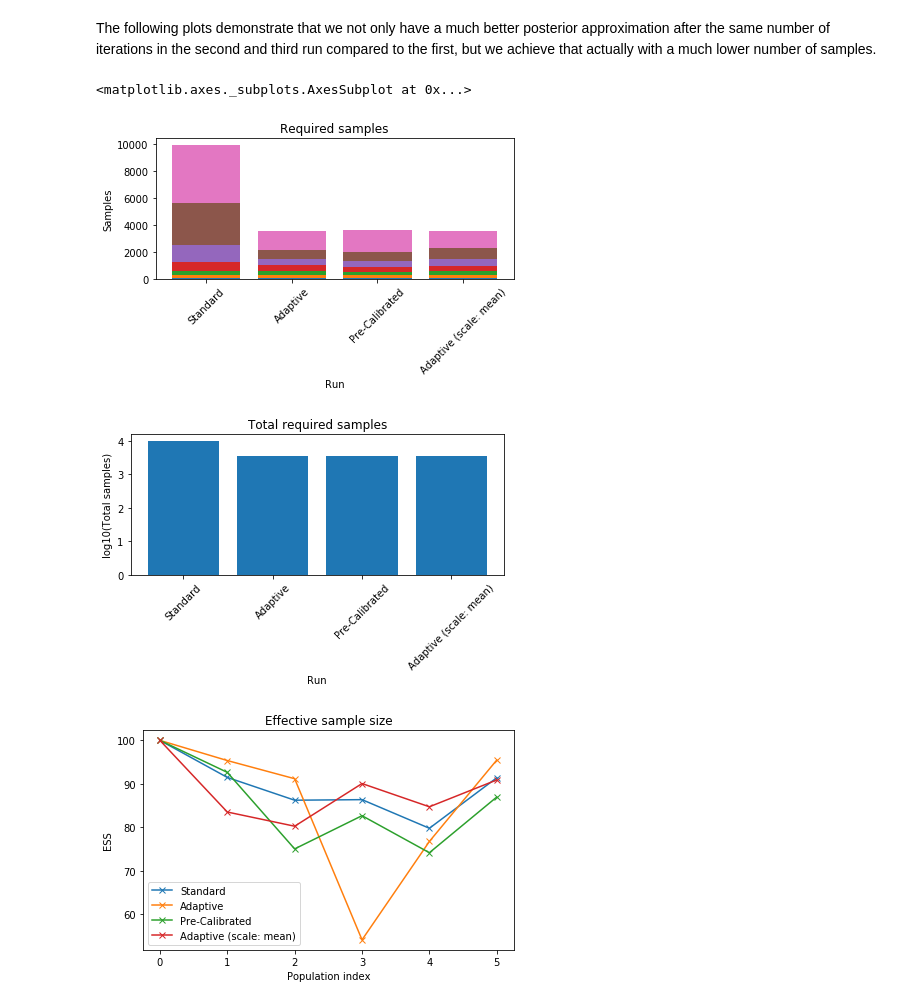
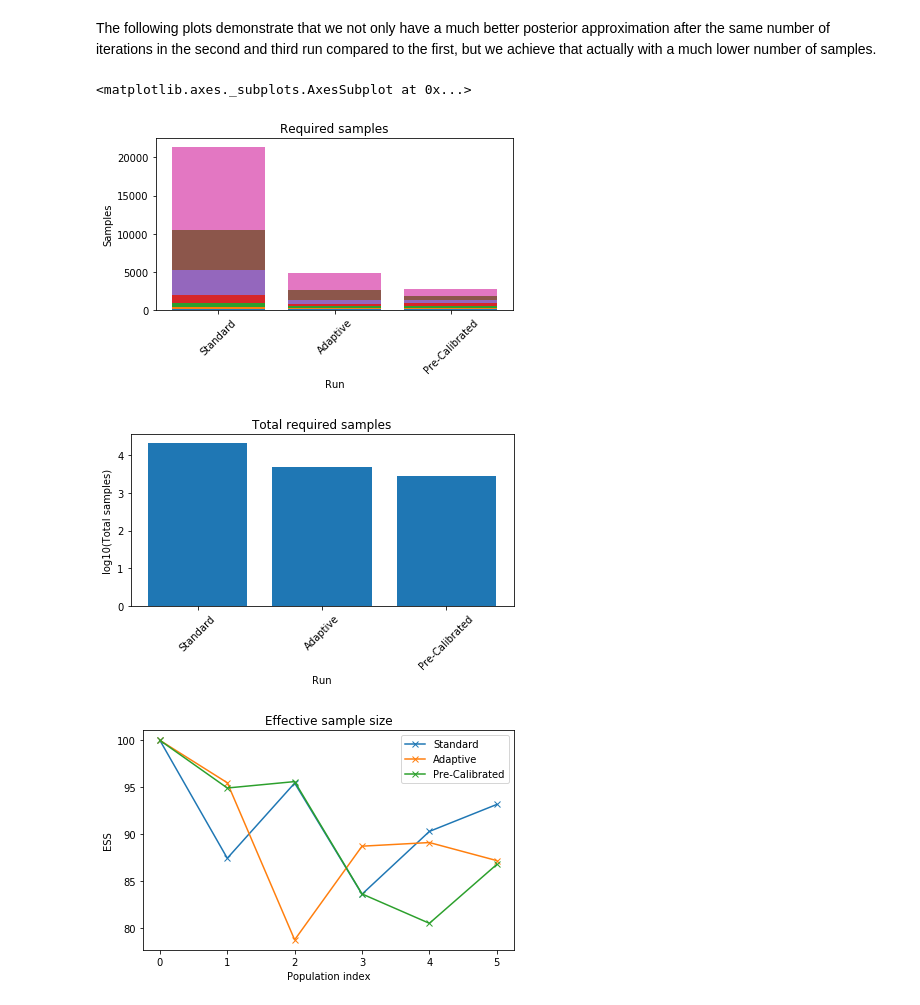
Before and after one commit to ICB-DCM/pyABC, a Jupyter notebook: doc/examples/aggregated_distances.ipynb, the cells around one changed output. Drawn from its saved outputs; the diff is of its cells as text; code cells hidden in the pictures.

```diff
--- a/doc/examples/aggregated_distances.ipynb
+++ b/doc/examples/aggregated_distances.ipynb
@@ -113,6 +37,0 @@ for t in range(h.max_t, h.max_t+1):
-# %%
-for _ in range(10):
-    p = dict(parameter_prior.rvs())
-    sim = model(p)
-    print(p, cr_l1_distance(sim, observation), gauss_ks_distance(sim, observation))
-print(theta_true, gauss_ks_distance(observation, observation))
@@ -146,7 +95,8 @@ import matplotlib.pyplot as plt
 p_true = {'p0': 0, 'p1': 0}
 
 def model(p):
-    return {'s0': p['p0'] + 0.1 * sp.randn(), 's1': p['p1'] + 100 * sp.randn()}
+    return {'s0': p['p0'] + 0.1 * sp.randn(),
+            's1': p['p1'] + 100 * sp.randn()}
 
 observation = {'s0': 0, 's1': 0}
 
@@ -154,14 +104,14 @@ def distance0(x, x_0):
     return abs(x['s0'] - x_0['s0'])
 
 def distance1(x, x_0):
-    return abs(x['s1'] - x_0['s1'])
+    return (x['s1'] - x_0['s1'])**2
 
 # prior
 prior = pyabc.Distribution(
     p0=pyabc.RV("uniform", -1, 2),
     p1=pyabc.RV("uniform", -1, 2))
 
-distance = pyabc.distance.AggregatedDistance([distance0, distance1])
+distance = pyabc.AggregatedDistance([distance0, distance1])
 
 abc = pyabc.ABCSMC(model, prior, distance)
 db_path = "sqlite:///" + os.path.join(tempfile.gettempdir(), "tmp.db")
@@ -210,8 +160,7 @@ prior = pyabc.Distribution(
     p0=pyabc.RV("uniform", -1, 2),
     p1=pyabc.RV("uniform", -1, 2))
 
-distance = pyabc.distance.distance.AdaptiveAggregatedDistance(
-    [distance0, distance1])
+distance = pyabc.AdaptiveAggregatedDistance([distance0, distance1])
 
 abc = pyabc.ABCSMC(model, prior, distance)
 db_path = "sqlite:///" + os.path.join(tempfile.gettempdir(), "tmp.db")
@@ -239,7 +188,8 @@ prior = pyabc.Distribution(
     p0=pyabc.RV("uniform", -1, 2),
     p1=pyabc.RV("uniform", -1, 2))
 
-distance = pyabc.distance.distance.AdaptiveAggregatedDistance([distance0, distance1], adaptive=False)
+distance = pyabc.AdaptiveAggregatedDistance(
+    [distance0, distance1], adaptive=False)
 
 abc = pyabc.ABCSMC(model, prior, distance)
 db_path = "sqlite:///" + os.path.join(tempfile.gettempdir(), "tmp.db")
@@ -293,14 +214,14 @@ INFO:History:Done <ABCSMC(id=81, start_time=2019-09-28 20:39:08.039526, end_time
 # %% [markdown]
 The following plots demonstrate that we not only have a much better posterior approximation after the same number of iterations in the second and third run compared to the first, but we achieve that actually with a much lower number of samples.
 # %%
-histories = [history1, history2, history3, history4]
-labels = ["Standard", "Adaptive", "Pre-Calibrated", "Adaptive (scale: mean)"]
+histories = [history1, history2, history3]
+labels = ["Standard", "Adaptive", "Pre-Calibrated"]
 
 pyabc.visualization.plot_sample_numbers(histories, labels, rotation=45)
 pyabc.visualization.plot_total_sample_numbers(histories, labels, yscale='log10', rotation=45)
 pyabc.visualization.plot_effective_sample_sizes(histories, labels)
 # %% [output]
 <matplotlib.axes._subplots.AxesSubplot at 0x...>
-[figure, old version]
+[figure, new version]
-[figure, old version]
+[figure, new version]
-[figure, old version]
+[figure, new version]
```
Also changed, not shown: parts of 16 cells of this notebook, 1 other file.
